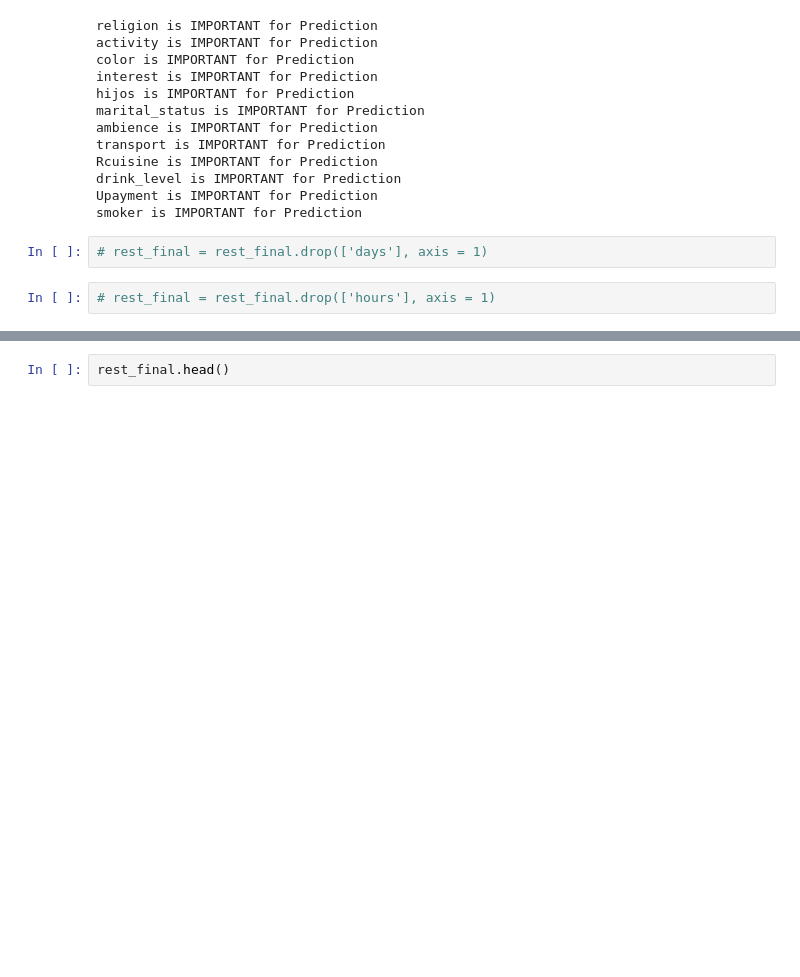
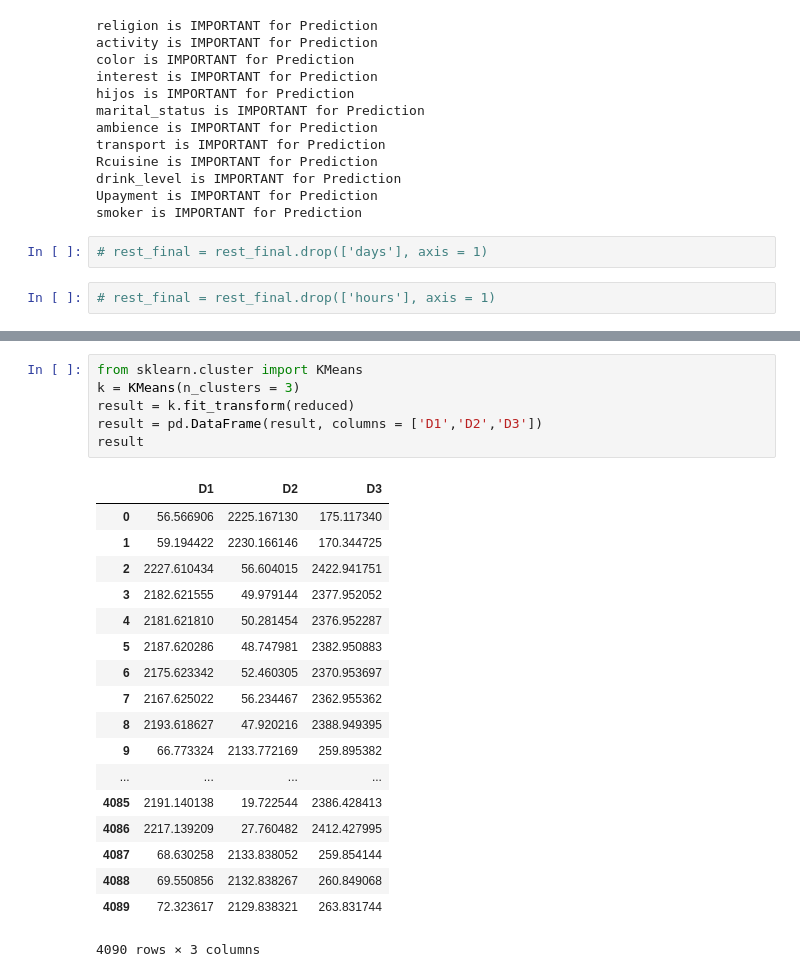
Before and after one commit to kunaldesai97/Restaurant-Recommendation, a Jupyter notebook: Collaborative_Filtering.ipynb, the cells around one changed output, grey strips where cells are left out. Drawn from its saved outputs; the diff is of its cells as text; blank space fills up the shorter version.

Commit message:
Performed K Means clustering

```diff
--- a/Collaborative_Filtering.ipynb
+++ b/Collaborative_Filtering.ipynb
@@ -433,2 +469,25 @@ smoker is IMPORTANT for Prediction
-# %%
-rest_final.head()
+# %%
+from sklearn.cluster import KMeans
+k = KMeans(n_clusters = 3)
+result = k.fit_transform(reduced)
+result = pd.DataFrame(result, columns = ['D1','D2','D3'])
+result
+# %% [output]
+|  | D1 | D2 | D3 |
+| 0 | 56.566906 | 2225.167130 | 175.117340 |
+| 1 | 59.194422 | 2230.166146 | 170.344725 |
+| 2 | 2227.610434 | 56.604015 | 2422.941751 |
+| 3 | 2182.621555 | 49.979144 | 2377.952052 |
+| 4 | 2181.621810 | 50.281454 | 2376.952287 |
+| 5 | 2187.620286 | 48.747981 | 2382.950883 |
+| 6 | 2175.623342 | 52.460305 | 2370.953697 |
+| 7 | 2167.625022 | 56.234467 | 2362.955362 |
+| 8 | 2193.618627 | 47.920216 | 2388.949395 |
+| 9 | 66.773324 | 2133.772169 | 259.895382 |
+| ... | ... | ... | ... |
+| 4085 | 2191.140138 | 19.722544 | 2386.428413 |
+| 4086 | 2217.139209 | 27.760482 | 2412.427995 |
+| 4087 | 68.630258 | 2133.838052 | 259.854144 |
+| 4088 | 69.550856 | 2132.838267 | 260.849068 |
+| 4089 | 72.323617 | 2129.838321 | 263.831744 |
+4090 rows × 3 columns
```
Also changed, not shown: parts of 7 cells of this notebook.
